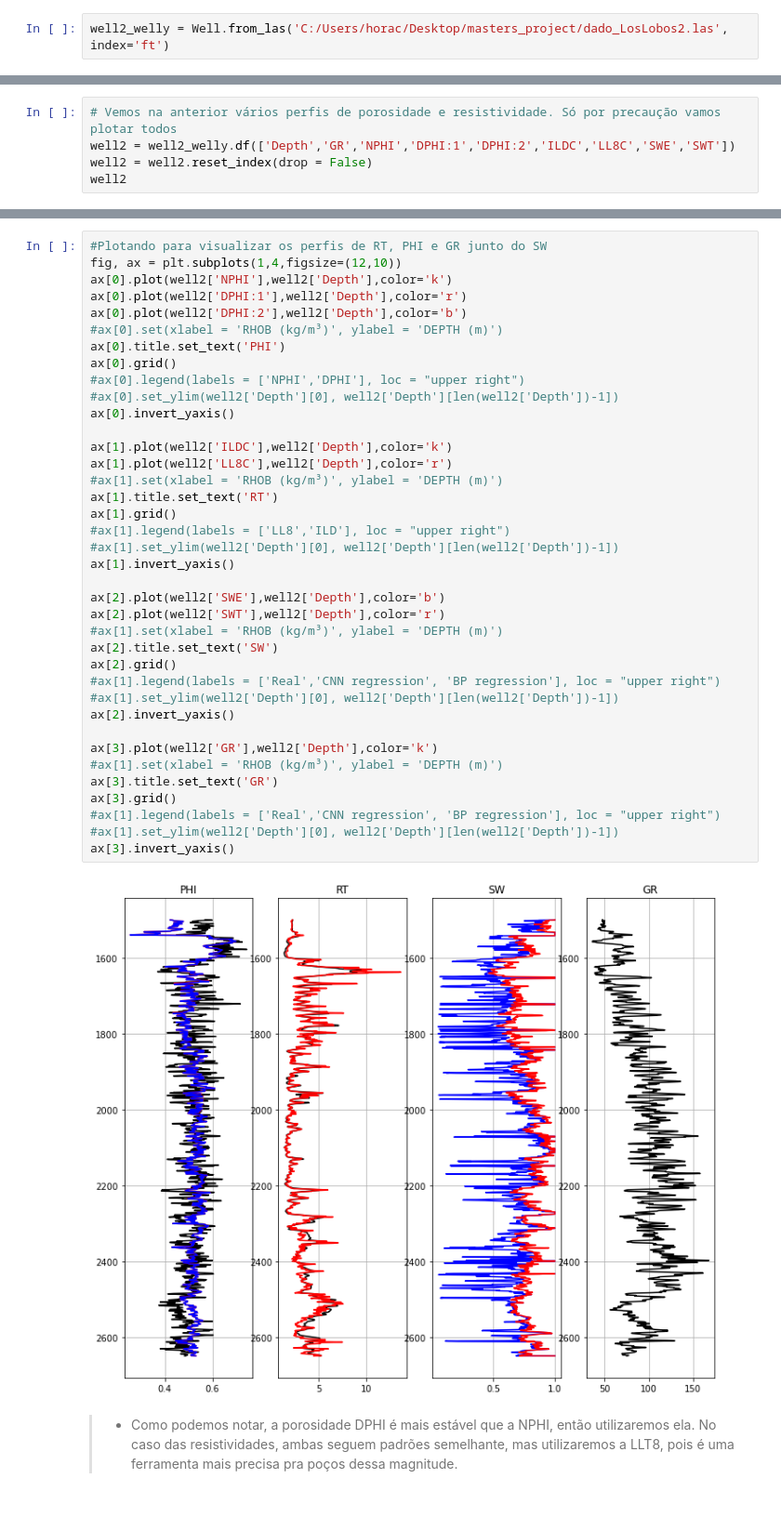
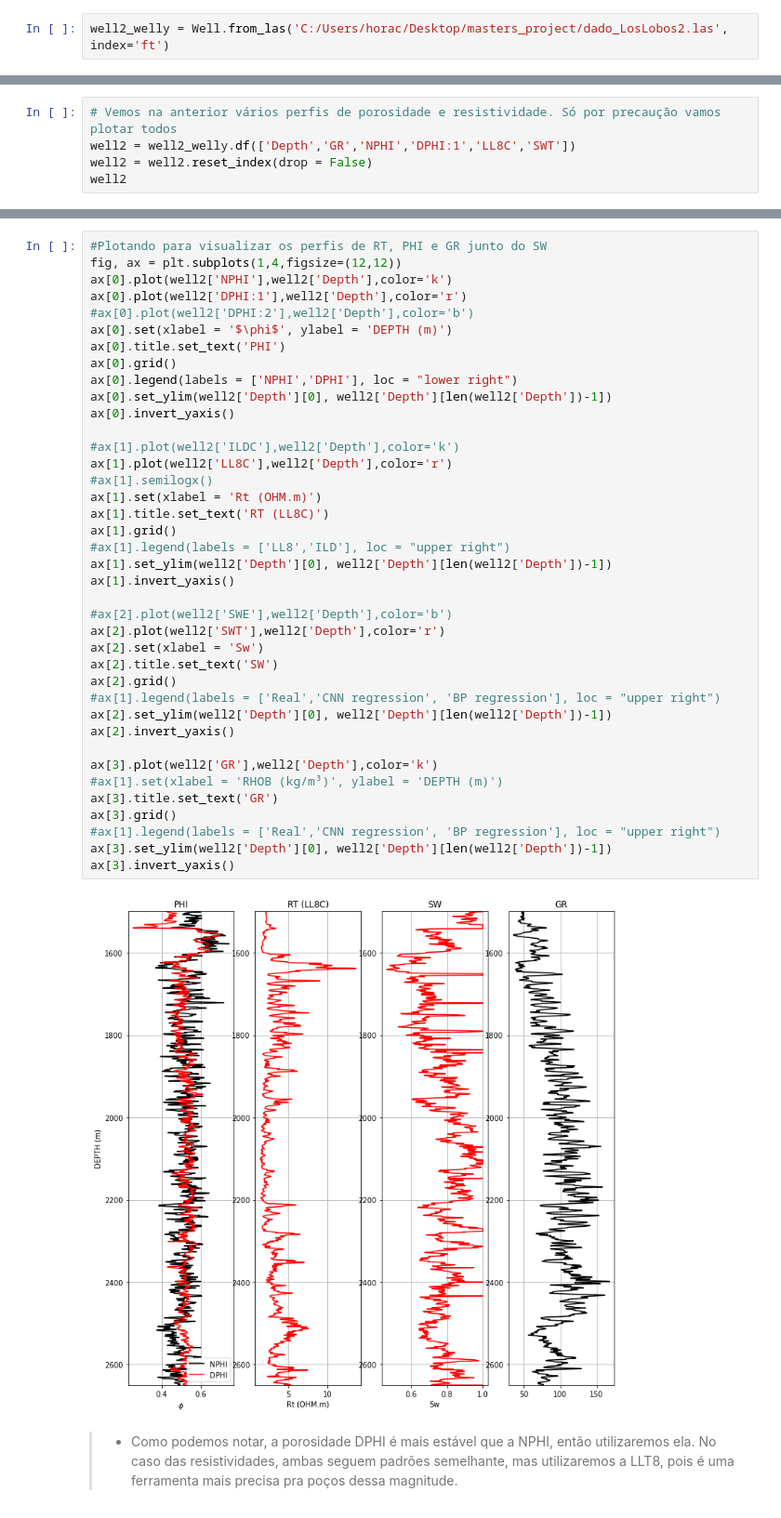
Before and after one commit to horaciosrf/masters_project, a Jupyter notebook: regression_horacio.ipynb, the cells around one changed output, grey strips where cells are left out. Shown: that part at 93% size. Cells and saved outputs as stored; diff of their text form.

Commit message:
gerando imagens

```diff
--- a/regression_horacio.ipynb
+++ b/regression_horacio.ipynb
@@ -512,7 +512,7 @@ well2_welly.data
  'ROBC': Curve([nan, nan, nan, ..., nan, nan, nan])}
 # %%
 # Vemos na anterior vários perfis de porosidade e resistividade. Só por precaução vamos plotar todos
-well2 = well2_welly.df(['Depth','GR','NPHI','DPHI:1','DPHI:2','ILDC','LL8C','SWE','SWT'])
+well2 = well2_welly.df(['Depth','GR','NPHI','DPHI:1','LL8C','SWT'])
 well2 = well2.reset_index(drop = False)
 well2
 # %% [output]
@@ -551,43 +551,44 @@ well2
 # %%
 #Plotando para visualizar os perfis de RT, PHI e GR junto do SW
-fig, ax = plt.subplots(1,4,figsize=(12,10))
+fig, ax = plt.subplots(1,4,figsize=(12,12))
 ax[0].plot(well2['NPHI'],well2['Depth'],color='k')
 ax[0].plot(well2['DPHI:1'],well2['Depth'],color='r')
-ax[0].plot(well2['DPHI:2'],well2['Depth'],color='b')
-#ax[0].set(xlabel = 'RHOB (kg/m³)', ylabel = 'DEPTH (m)')
+#ax[0].plot(well2['DPHI:2'],well2['Depth'],color='b')
+ax[0].set(xlabel = '$\phi$', ylabel = 'DEPTH (m)')
 ax[0].title.set_text('PHI')
 ax[0].grid()
-#ax[0].legend(labels = ['NPHI','DPHI'], loc = "upper right")
-#ax[0].set_ylim(well2['Depth'][0], well2['Depth'][len(well2['Depth'])-1])
+ax[0].legend(labels = ['NPHI','DPHI'], loc = "lower right")
+ax[0].set_ylim(well2['Depth'][0], well2['Depth'][len(well2['Depth'])-1])
 ax[0].invert_yaxis()
 
-ax[1].plot(well2['ILDC'],well2['Depth'],color='k')
+#ax[1].plot(well2['ILDC'],well2['Depth'],color='k')
 ax[1].plot(well2['LL8C'],well2['Depth'],color='r')
-#ax[1].set(xlabel = 'RHOB (kg/m³)', ylabel = 'DEPTH (m)')
-ax[1].title.set_text('RT')
+#ax[1].semilogx()
+ax[1].set(xlabel = 'Rt (OHM.m)')
+ax[1].title.set_text('RT (LL8C)')
 ax[1].grid()
 #ax[1].legend(labels = ['LL8','ILD'], loc = "upper right")
-#ax[1].set_ylim(well2['Depth'][0], well2['Depth'][len(well2['Depth'])-1])
+ax[1].set_ylim(well2['Depth'][0], well2['Depth'][len(well2['Depth'])-1])
 ax[1].invert_yaxis()
 
-ax[2].plot(well2['SWE'],well2['Depth'],color='b')
+#ax[2].plot(well2['SWE'],well2['Depth'],color='b')
 ax[2].plot(well2['SWT'],well2['Depth'],color='r')
-#ax[1].set(xlabel = 'RHOB (kg/m³)', ylabel = 'DEPTH (m)')
+ax[2].set(xlabel = 'Sw')
 ax[2].title.set_text('SW')
 ax[2].grid()
 #ax[1].legend(labels = ['Real','CNN regression', 'BP regression'], loc = "upper right")
-#ax[1].set_ylim(well2['Depth'][0], well2['Depth'][len(well2['Depth'])-1])
+ax[2].set_ylim(well2['Depth'][0], well2['Depth'][len(well2['Depth'])-1])
 ax[2].invert_yaxis()
 
 ax[3].plot(well2['GR'],well2['Depth'],color='k')
 #ax[1].set(xlabel = 'RHOB (kg/m³)', ylabel = 'DEPTH (m)')
 ax[3].title.set_text('GR')
 ax[3].grid()
 #ax[1].legend(labels = ['Real','CNN regression', 'BP regression'], loc = "upper right")
-#ax[1].set_ylim(well2['Depth'][0], well2['Depth'][len(well2['Depth'])-1])
+ax[3].set_ylim(well2['Depth'][0], well2['Depth'][len(well2['Depth'])-1])
 ax[3].invert_yaxis()
 # %% [output]
-[figure, old version]
+[figure, new version]
 # %% [markdown]
 > * Como podemos notar, a porosidade DPHI é mais estável que a NPHI, então utilizaremos ela. No caso das resistividades, ambas seguem padrões semelhante, mas utilizaremos a LLT8, pois é uma ferramenta mais precisa pra poços dessa magnitude.
 # %% [markdown]
```
Also changed, not shown: parts of 12 cells of this notebook, 4 other files.
